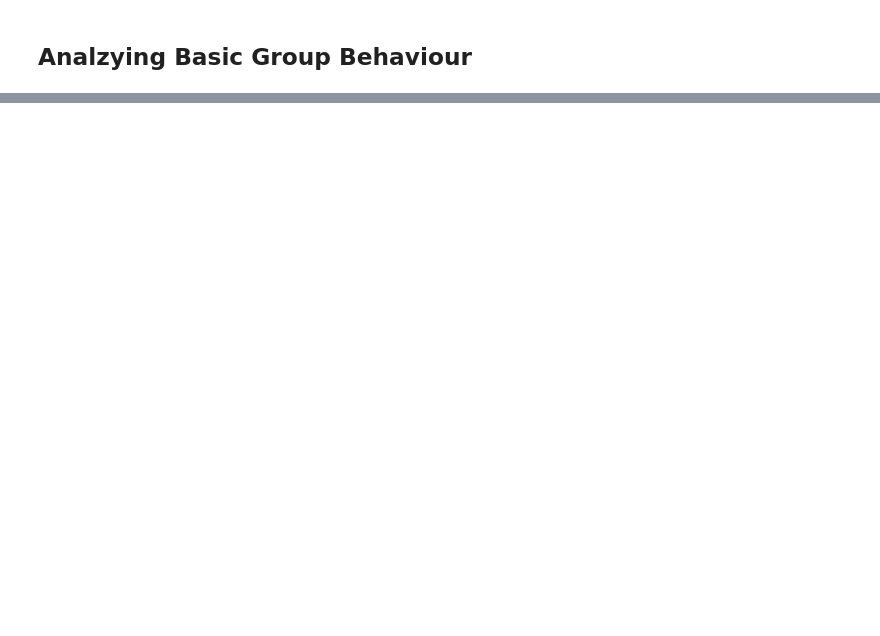
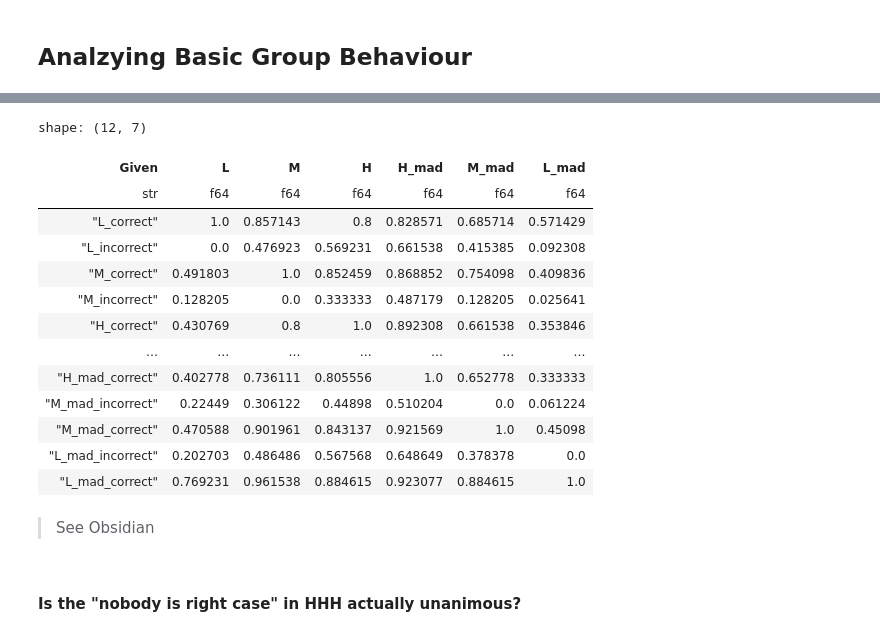
Before and after one commit to XfensorX/Beyond-Multi-Agent-Debate, a Jupyter notebook: notebooks/reporting/heterogenous_comparison.ipynb, the cells around one changed output, grey strips where cells are left out. Cells and saved outputs as stored; diff of their text form; code cells hidden in the pictures; blank space fills up the shorter version.

```diff
--- a/notebooks/reporting/heterogenous_comparison.ipynb
+++ b/notebooks/reporting/heterogenous_comparison.ipynb
@@ -188,0 +682,25 @@ shape: (1_900, 2)
+# %%
+individual_models_answer_per_question = (
+    (
+        baseline_frame.with_columns(
+            parser(pl.col("final_answer")).alias(AnalysisColumn.parsed_answer.value)
+        )
+        .with_columns(
+            pl.col("model_name").replace(MODEL_NAME_TO_LETTER_MAPPING),
+            is_correct=comparer(
+                pl.col(AnalysisColumn.parsed_answer.value), pl.col("answer_string")
+            ),
+        )
+        .pivot(
+            values="is_correct",
+            index="question_id",
+            on="model_name",
+            aggregate_function="mean",
+        )
+    )
+    .sort("question_id")
+    .select("question_id", "L", "M", "H")
+    .with_columns(pl.exclude("question_id").cast(bool))
+)
+
+individual_models_answer_per_question
@@ -188,0 +812,39 @@ shape: (1_900, 2)
+# %%
+combined_ind = individual_models_answer_per_question.join(
+    individual_groups_answer_per_question, on="question_id", suffix="_mad"
+)
+pl.concat(
+    [
+        combined_ind.group_by(col)
+        .agg(pl.all().exclude(col, "question_id").mean())
+        .with_columns(
+            pl.when(pl.col(col))
+            .then(pl.lit(col + "_correct"))
+            .otherwise(pl.lit(col + "_incorrect"))
+            .alias("Given"),
+            pl.when(pl.col(col)).then(pl.lit(1.0)).otherwise(pl.lit(0.0)).alias(col),
+        )
+        for col in combined_ind.columns
+        if col != "question_id"
+    ],
+    how="diagonal",
+).select("Given", pl.exclude("Given"))
+# %% [output]
+shape: (12, 7)
+| Given | L | M | H | H_mad | M_mad | L_mad |
+| str | f64 | f64 | f64 | f64 | f64 | f64 |
+| "L_correct" | 1.0 | 0.857143 | 0.8 | 0.828571 | 0.685714 | 0.571429 |
+| "L_incorrect" | 0.0 | 0.476923 | 0.569231 | 0.661538 | 0.415385 | 0.092308 |
+| "M_correct" | 0.491803 | 1.0 | 0.852459 | 0.868852 | 0.754098 | 0.409836 |
+| "M_incorrect" | 0.128205 | 0.0 | 0.333333 | 0.487179 | 0.128205 | 0.025641 |
+| "H_correct" | 0.430769 | 0.8 | 1.0 | 0.892308 | 0.661538 | 0.353846 |
+| … | … | … | … | … | … | … |
+| "H_mad_correct" | 0.402778 | 0.736111 | 0.805556 | 1.0 | 0.652778 | 0.333333 |
+| "M_mad_incorrect" | 0.22449 | 0.306122 | 0.44898 | 0.510204 | 0.0 | 0.061224 |
+| "M_mad_correct" | 0.470588 | 0.901961 | 0.843137 | 0.921569 | 1.0 | 0.45098 |
+| "L_mad_incorrect" | 0.202703 | 0.486486 | 0.567568 | 0.648649 | 0.378378 | 0.0 |
+| "L_mad_correct" | 0.769231 | 0.961538 | 0.884615 | 0.923077 | 0.884615 | 1.0 |
+# %% [markdown]
+> See Obsidian
+# %% [markdown]
+#### Is the "nobody is right case" in HHH actually unanimous?
```
Also changed, not shown: parts of 48 cells of this notebook.
